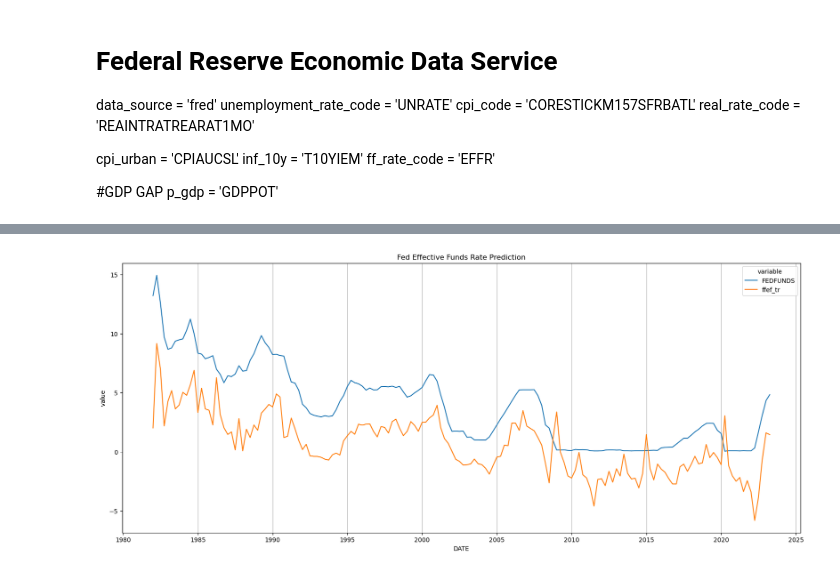
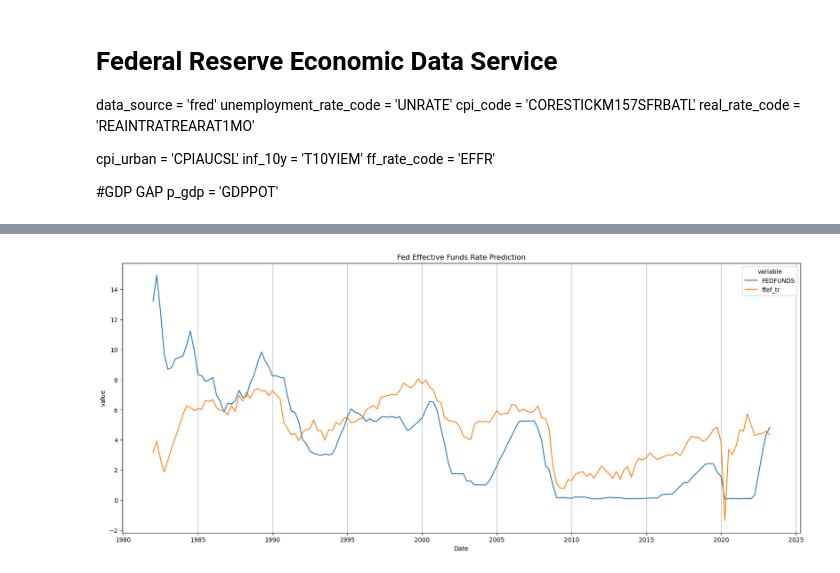
Before and after one commit to dsimband/DATA698, a Jupyter notebook: DATA698_Taylor_Rule_v1.ipynb, the cells around one changed output, grey strips where cells are left out. Drawn from its saved outputs; the diff is of its cells as text; code cells hidden in the pictures.

```diff
--- a/DATA698_Taylor_Rule_v1.ipynb
+++ b/DATA698_Taylor_Rule_v1.ipynb
@@ -247,7 +247,8 @@ ff_rate_code = 'EFFR'
 #GDP GAP
 p_gdp = 'GDPPOT'
 # %%
-f1_df = pdr.DataReader(['FEDFUNDS','REAINTRATREARAT1MO','CORESTICKM157SFRBATL','GDPC1','GDPPOT'], data_source, start_date)
-f1_df.dropna(inplace=True)
-f1_df.head(5)
+t1_df = pdr.DataReader(['FEDFUNDS','REAINTRATREARAT1MO','CORESTICKM157SFRBATL','GDPC1','GDPPOT'], data_source, start_date)
+#t1_df.dropna(inplace=True)
+print('t1_df:', t1_df.shape)
+t1_df.head(5)
 # %% [output]
@@ -260,0 +263,5 @@ f1_df.head(5)
+# %%
+t2_df = pd.read_csv('./data/Holston_Laubach_Williams_real_time_estimates.csv', parse_dates=['Date'], skiprows=5)
+t2_df.set_index('Date', inplace=True)
+print('t2_df:', t2_df.shape)
+t2_df.head(5)
@@ -260,0 +277,5 @@ f1_df.head(5)
+# %%
+f1_df = t1_df.merge(t2_df, how='outer', left_index=True, right_index=True)
+f1_df.dropna(inplace=True)
+f1_df.index.rename('Date', inplace=True)
+f1_df.head()
@@ -263,10 +292,10 @@ target_inf = 2
 alpha = 0.5
 beta = 0.5
 # %%
-f1_df['gap_gdp'] = alpha * (f1_df['GDPC1'] - f1_df['GDPPOT']) / f1_df['GDPC1']
+f1_df['gap_gdp'] = alpha * (f1_df['GDPC1'] - f1_df['GDPPOT']) / f1_df['GDPPOT'] * 100
 f1_df['gap_inf'] = beta * (f1_df['CORESTICKM157SFRBATL'] - target_inf)
 
-f1_df['ffef_tr'] = f1_df['REAINTRATREARAT1MO']  \
+f1_df['ffef_tr'] = f1_df['Real_Interest_Rate']  \
                         + f1_df['CORESTICKM157SFRBATL']  \
                         + f1_df['gap_gdp']  \
                         + f1_df['gap_inf']
@@ -286,16 +312,16 @@ long_df.reset_index(inplace=True)
 # %%
 long_df = f1_df.copy()
 long_df.reset_index(inplace=True)
-long_df = long_df[['DATE','FEDFUNDS','ffef_tr']].melt(id_vars=['DATE'])
+long_df = long_df[['Date','FEDFUNDS','ffef_tr']].melt(id_vars=['Date'])
 
 # Graph
 fig, ax = plt.subplots(figsize=(20,8))
 ax.xaxis.grid()
 
 # Plot
-sns.lineplot(data=long_df, x = 'DATE', y = 'value', hue='variable')
+sns.lineplot(data=long_df, x = 'Date', y = 'value', hue='variable')
 #ax.plot(taylor_df['observation_date'], taylor_df['FEDFUNDS'], linestyle='--', color='red',linewidth=2)
 
 ax.set(title='Fed Effective Funds Rate Prediction');
 # %% [output]
-[figure, old version]
+[figure, new version]
```
Also changed, not shown: parts of 10 cells of this notebook, 6 other files.
